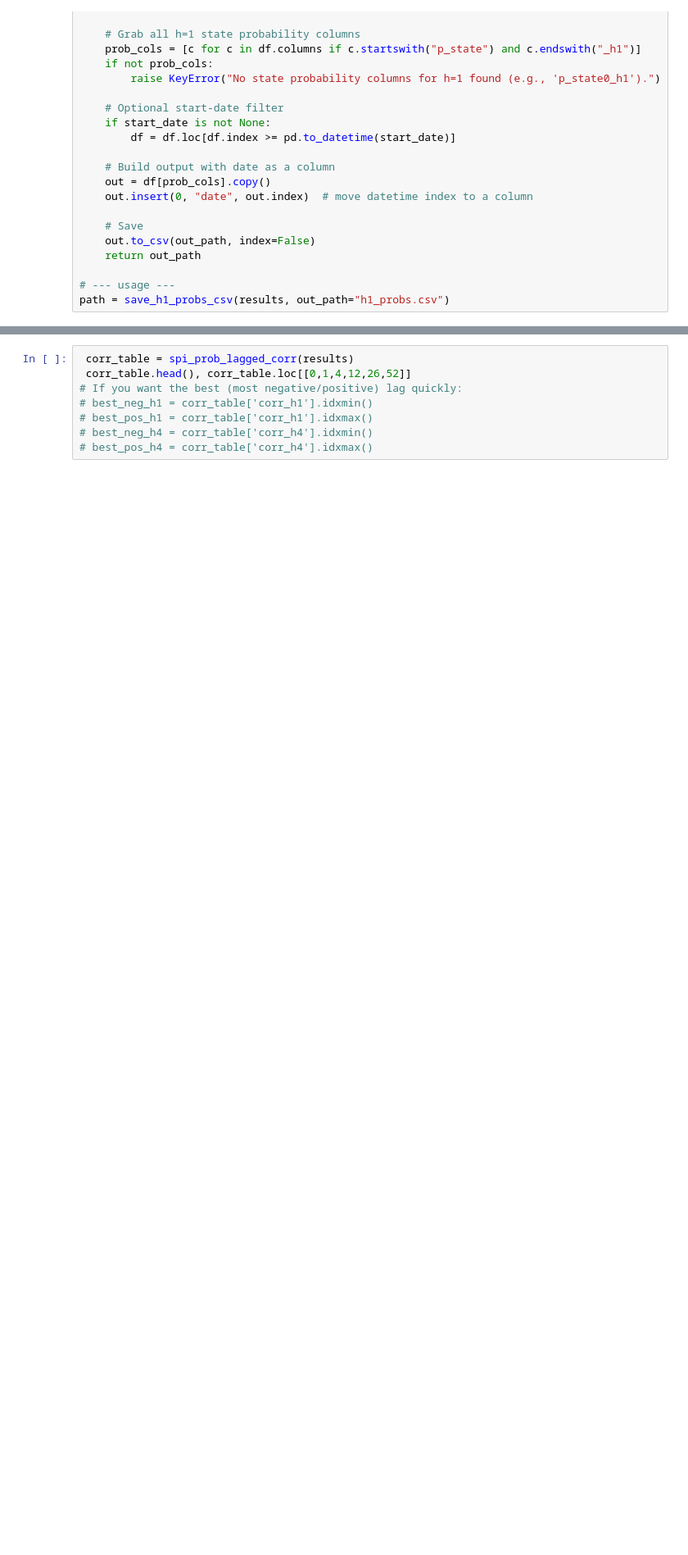
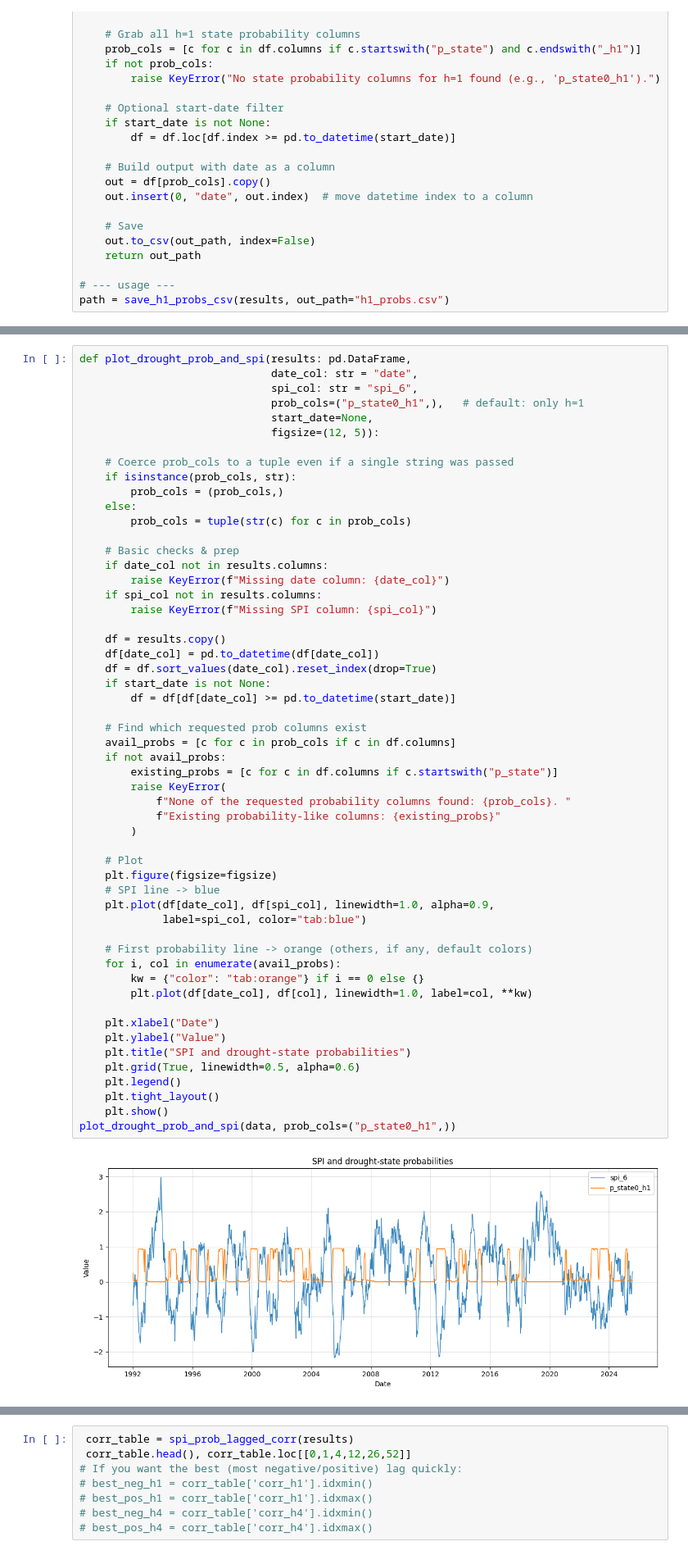
Before and after one commit to anajaz/Incorporating-HMM-for-drough-probability-into-a-LSTM-for-corn-price-prediction, a Jupyter notebook: HMM.ipynb, the cells around one changed output, grey strips where cells are left out. Shown at 82% size. Cells and saved outputs as stored; diff of their text form; blank space fills up the shorter version.

```diff
--- a/HMM.ipynb
+++ b/HMM.ipynb
@@ -448,0 +389,56 @@ data = results.dropna().copy()
+# %%
+def plot_drought_prob_and_spi(results: pd.DataFrame,
+                              date_col: str = "date",
+                              spi_col: str = "spi_6",
+                              prob_cols=("p_state0_h1",),   # default: only h=1
+                              start_date=None,
+                              figsize=(12, 5)):
+
+    # Coerce prob_cols to a tuple even if a single string was passed
+    if isinstance(prob_cols, str):
+        prob_cols = (prob_cols,)
+    else:
+        prob_cols = tuple(str(c) for c in prob_cols)
+
+    # Basic checks & prep
+    if date_col not in results.columns:
+        raise KeyError(f"Missing date column: {date_col}")
+    if spi_col not in results.columns:
+        raise KeyError(f"Missing SPI column: {spi_col}")
+
+    df = results.copy()
+    df[date_col] = pd.to_datetime(df[date_col])
+    df = df.sort_values(date_col).reset_index(drop=True)
+    if start_date is not None:
+        df = df[df[date_col] >= pd.to_datetime(start_date)]
+
+    # Find which requested prob columns exist
+    avail_probs = [c for c in prob_cols if c in df.columns]
+    if not avail_probs:
+        existing_probs = [c for c in df.columns if c.startswith("p_state")]
+        raise KeyError(
+            f"None of the requested probability columns found: {prob_cols}. "
+            f"Existing probability-like columns: {existing_probs}"
+        )
+
+    # Plot
+    plt.figure(figsize=figsize)
+    # SPI line -> blue
+    plt.plot(df[date_col], df[spi_col], linewidth=1.0, alpha=0.9,
+             label=spi_col, color="tab:blue")
+
+    # First probability line -> orange (others, if any, default colors)
+    for i, col in enumerate(avail_probs):
+        kw = {"color": "tab:orange"} if i == 0 else {}
+        plt.plot(df[date_col], df[col], linewidth=1.0, label=col, **kw)
+
+    plt.xlabel("Date")
+    plt.ylabel("Value")
+    plt.title("SPI and drought-state probabilities")
+    plt.grid(True, linewidth=0.5, alpha=0.6)
+    plt.legend()
+    plt.tight_layout()
+    plt.show()
+plot_drought_prob_and_spi(data, prob_cols=("p_state0_h1",))
+# %% [output]
+[figure, added]
```
Also changed, not shown: parts of 17 cells of this notebook.
